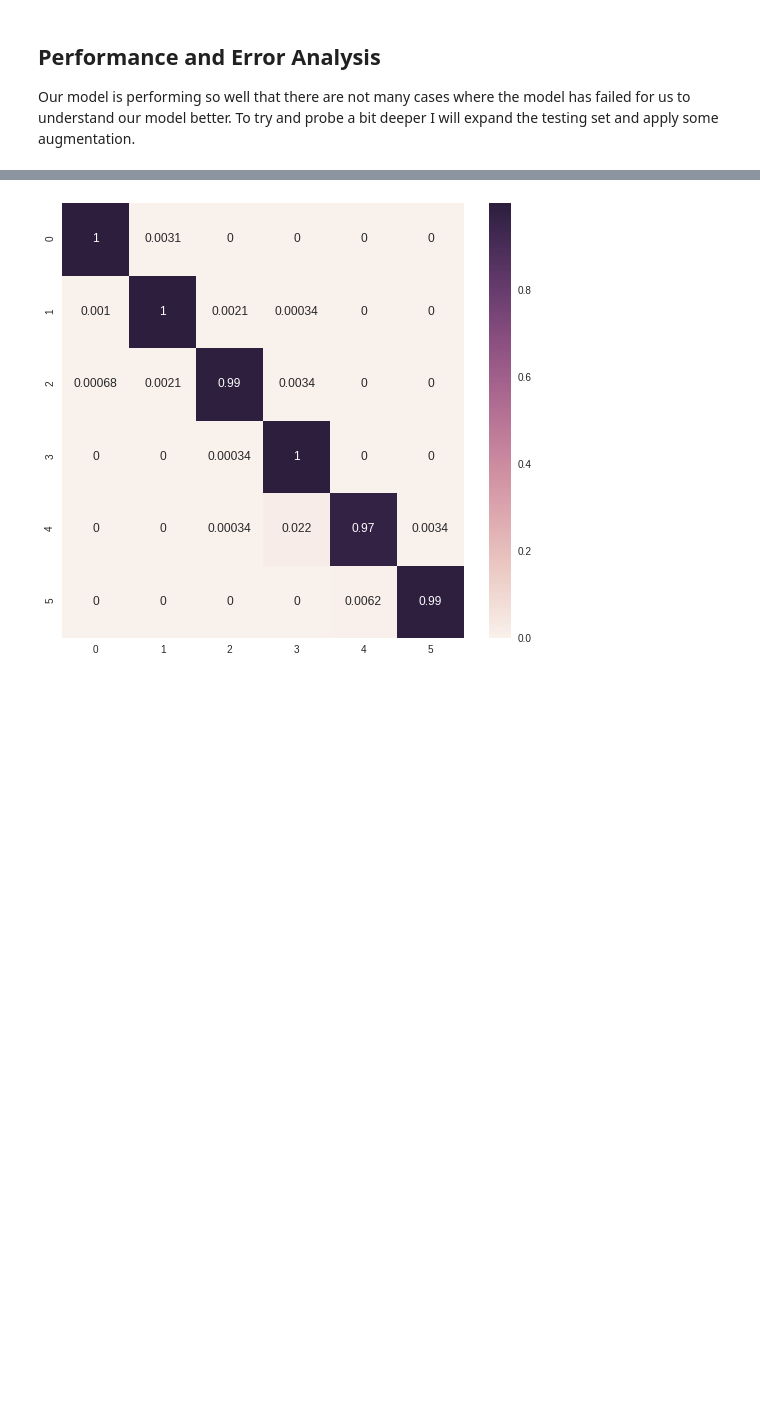
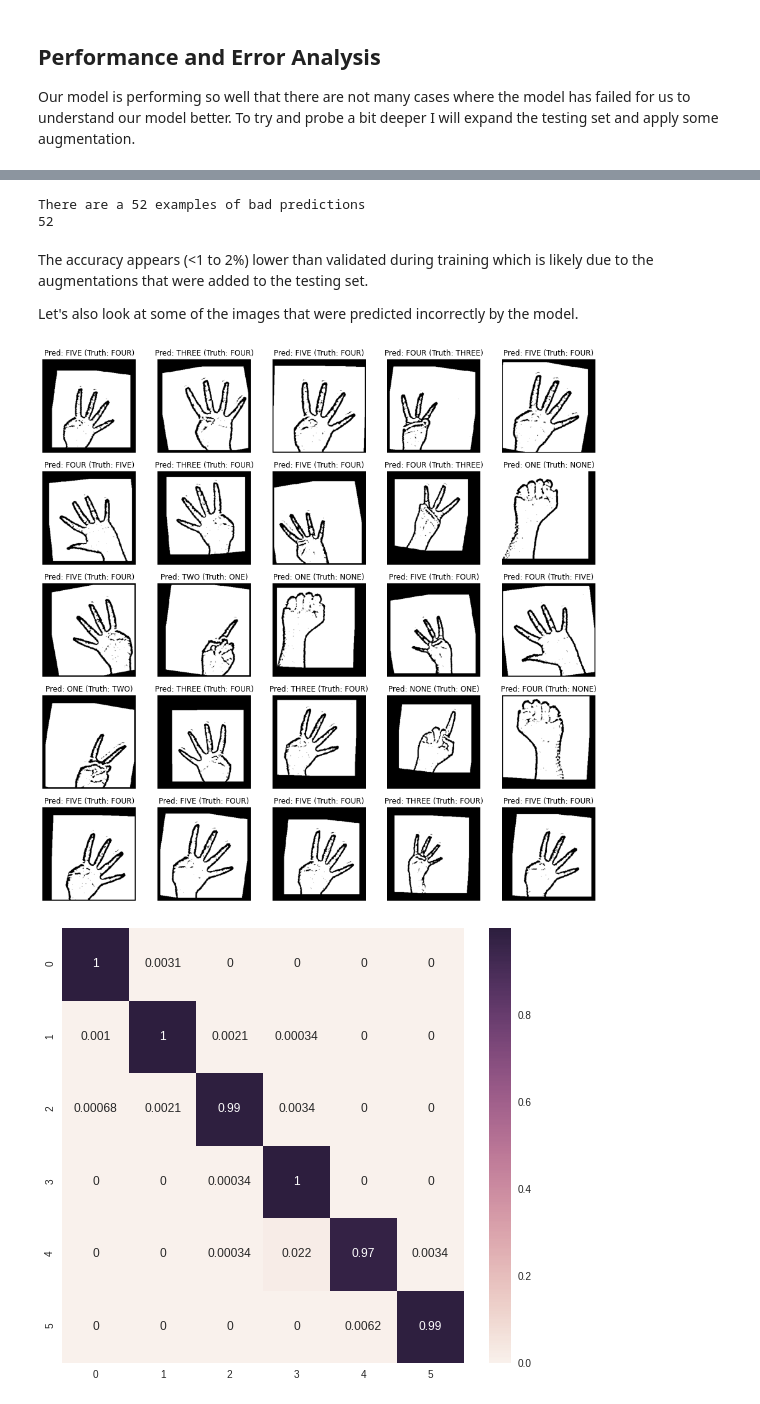
Before and after one commit to santiagonars/CNN-HowManyFingers-PyTorch, a Jupyter notebook: train-model.ipynb, the cells around one changed output, grey strips where cells are left out. Drawn from its saved outputs; the diff is of its cells as text; code cells hidden in the pictures; blank space fills up the shorter version.

```diff
--- a/train-model.ipynb
+++ b/train-model.ipynb
@@ -445,8 +385,0 @@ print('%d examples of bad predictions' % bad_pred.size)
-# %%
-plt.figure(figsize=(15,15))
-for i in range(min(bad_true.size,25)):
-    plt.subplot(5,5,i+1)
-    i+=75
-    plt.title('Pred: %d (Truth: %d)' % (bad_pred[i], bad_true[i]))
-    plt.axis('off')
-    plt.imshow(bad_img[i][:,:,0], cmap='gray')
@@ -456,0 +415,26 @@ There are a couple examples above where fingers are moved out of the frame durin
+# %%
+DATA_PATH = './images/'
+BATCH_SIZE = 128
+NUM_WORKERS = 4
+# augmentations adds variations to testing test to better analyze performance
+data_transforms = {
+    'test': transforms.Compose([
+        transforms.Resize(300),
+        transforms.RandomRotation(10),
+        transforms.RandomAffine(degrees=0, translate=(0.1 ,0.1)),
+        transforms.RandomAffine(degrees=0, scale=(.8, 1)),
+        transforms.RandomHorizontalFlip(),
+        transforms.Grayscale(),
+        transforms.ToTensor(),
+        transforms.Normalize((0.5,),(0.5,))
+    ])
+}
+
+image_datasets = {x: datasets.ImageFolder(os.path.join(DATA_PATH, x), data_transforms[x])
+                  for x in ['test']}
+dataloaders = {x: torch.utils.data.DataLoader(image_datasets[x], batch_size=BATCH_SIZE, shuffle=True, num_workers=NUM_WORKERS)
+              for x in ['test']}
+
+dataset_sizes = {x: len(image_datasets[x]) for x in ['test']}
+class_names = image_datasets['test'].classes
+print("There are {} testing images beloging to {} classes.".format(len(image_datasets['test']), len(class_names)))
@@ -456,0 +496,21 @@ There are a couple examples above where fingers are moved out of the frame durin
+# %%
+print("There are a {} examples of bad predictions".format(bad_predictions))
+print(len(incorrect_examples))
+# %% [output]
+There are a 52 examples of bad predictions
+52
+# %% [markdown]
+The accuracy appears (<1 to 2%) lower than validated during training which is likely due to the augmentations that were added to the testing set.
+
+Let's also look at some of the images that were predicted incorrectly by the model.
+# %%
+# display bad predictions
+plt.figure(figsize=(16, 16))
+for idx in range(min(25,len(incorrect_examples))):
+    plt.subplot(5,5,idx+1)
+    img = incorrect_examples[idx]
+    plt.axis('off')
+    plt.title("Pred: {} (Truth: {})".format(class_names[incorrect_preds[idx]], class_names[incorrect_target[idx]]))
+    plt.imshow(img, cmap='gray')
+# %% [output]
+[figure, added]
```
Also changed, not shown: parts of 25 cells of this notebook.
